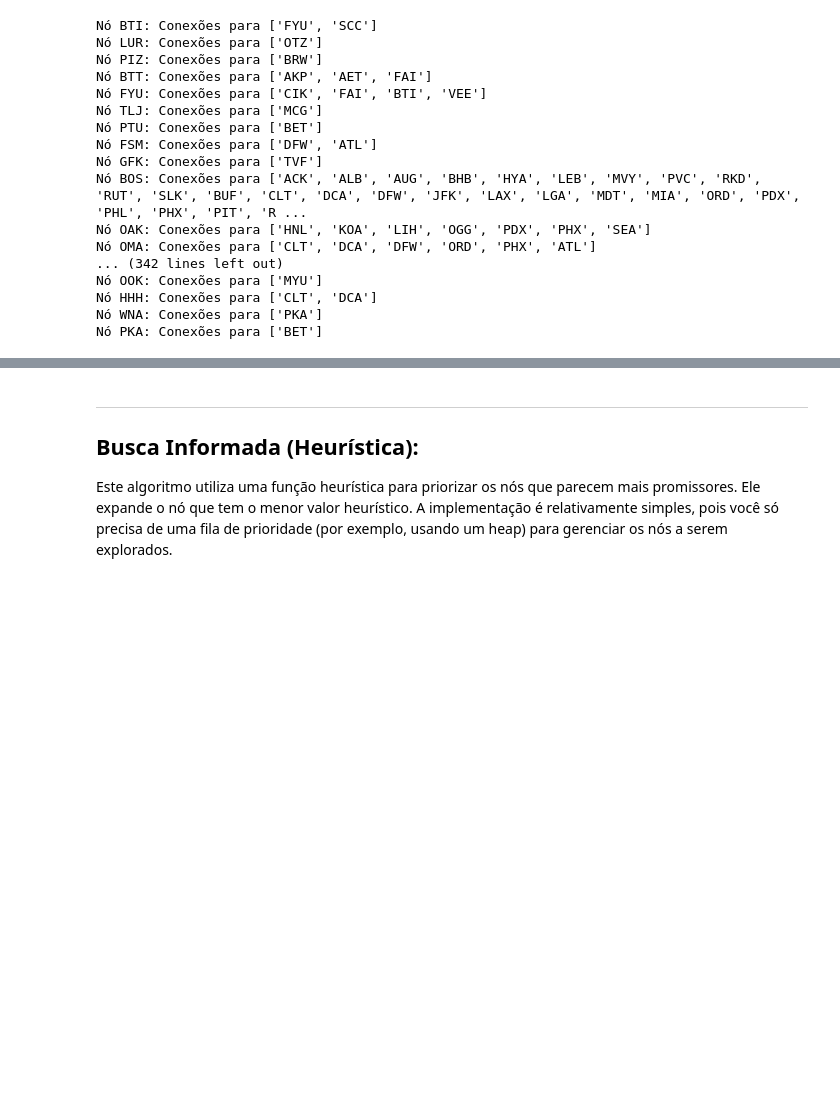
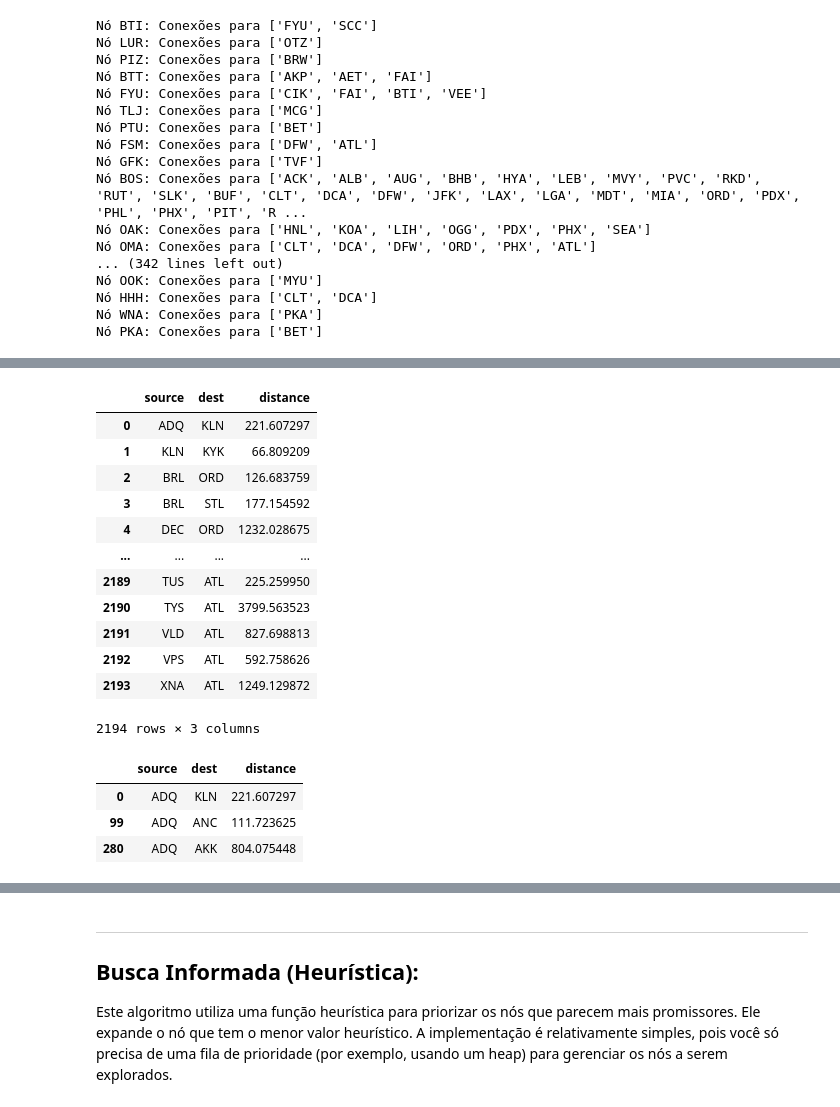
Before and after one commit to Muramatsu2602/SCC0230-heuristic-search, a Jupyter notebook: hsearch.ipynb, the cells around one changed output, grey strips where cells are left out. Cells and saved outputs as stored; diff of their text form; code cells hidden in the pictures; blank space fills up the shorter version.

```diff
--- a/hsearch.ipynb
+++ b/hsearch.ipynb
@@ -356,0 +405,25 @@ Nó PKA: Conexões para ['BET']
+# %%
+# Drop from graph where distance is NaN
+graph = graph.dropna()
+graph
+# %% [output]
+|  | source | dest | distance |
+| 0 | ADQ | KLN | 221.607297 |
+| 1 | KLN | KYK | 66.809209 |
+| 2 | BRL | ORD | 126.683759 |
+| 3 | BRL | STL | 177.154592 |
+| 4 | DEC | ORD | 1232.028675 |
+| ... | ... | ... | ... |
+| 2189 | TUS | ATL | 225.259950 |
+| 2190 | TYS | ATL | 3799.563523 |
+| 2191 | VLD | ATL | 827.698813 |
+| 2192 | VPS | ATL | 592.758626 |
+| 2193 | XNA | ATL | 1249.129872 |
+2194 rows × 3 columns
+# %%
+graph.loc[graph['source'] == 'ADQ']
+# %% [output]
+|  | source | dest | distance |
+| 0 | ADQ | KLN | 221.607297 |
+| 99 | ADQ | ANC | 111.723625 |
+| 280 | ADQ | AKK | 804.075448 |
```
Also changed, not shown: parts of 34 cells of this notebook, 1 other file.
